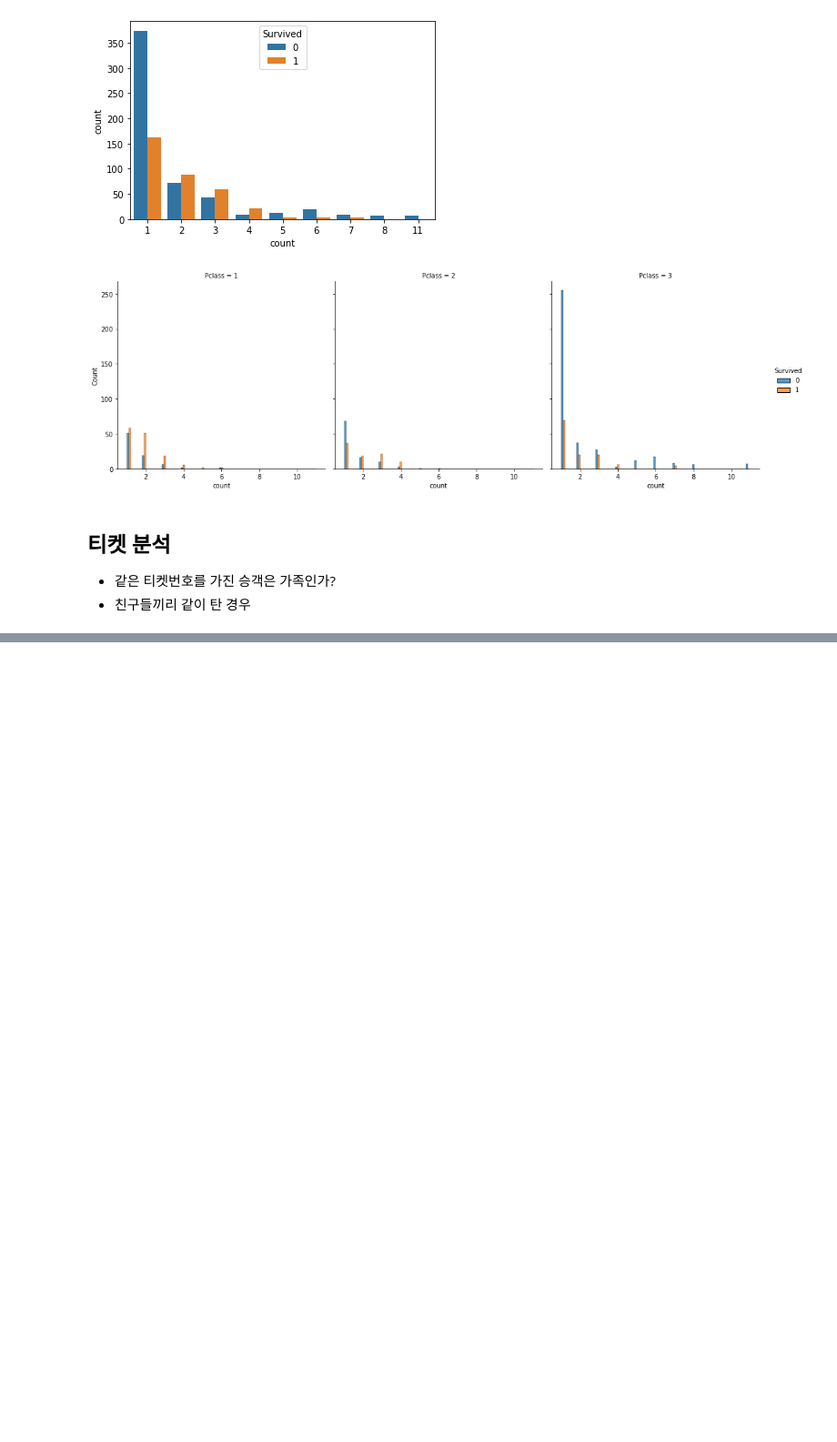
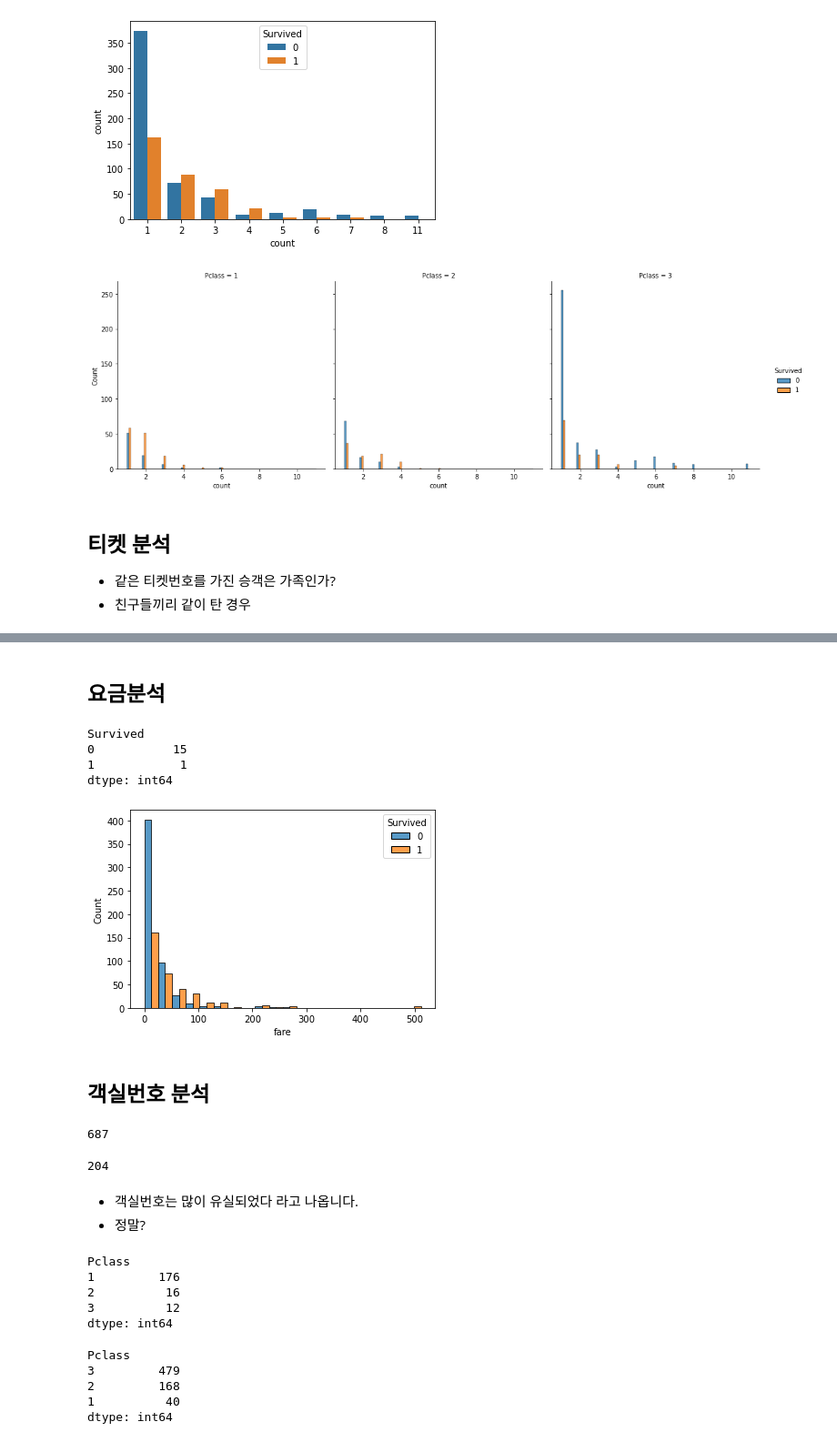
Before and after one commit to sapience2357/lectures, a Jupyter notebook: lectures on AI/preprocess(visualization, EDA, featureEngineering).ipynb, the cells around one changed output, grey strips where cells are left out. Shown at 91% size. Cells and saved outputs as stored; diff of their text form; code cells hidden in the pictures; blank space fills up the shorter version.

```diff
--- a/lectures on AI/preprocess(visualization, EDA, featureEngineering).ipynb
+++ b/lectures on AI/preprocess(visualization, EDA, featureEngineering).ipynb
@@ -468,0 +511,7 @@ fam
+# %%
+pd.set_option('display.max_rows', 500)
+fam['middle name'] = name['middle name']
+fam['cabin'] = rawData['Cabin']
+fam['fare'] = rawData['Fare']
+fam['age'] = rawData['Age']
+fam.loc[( fam.duplicated(subset=['ticket'], keep=False) )].sort_values(by='ticket')
@@ -468,0 +552,43 @@ fam
+# %% [markdown]
+## 요금분석
+# %%
+fam[fam['fare'] < 5][['Survived']].value_counts()
+# %% [output]
+Survived
+0           15
+1            1
+dtype: int64
+# %%
+sns.histplot(data=fam, x='fare', hue='Survived', bins=20, multiple='dodge')
+plt.show()
+# %% [output]
+[figure, added]
+# %% [markdown]
+## 객실번호 분석
+# %%
+rawData['Cabin'].isna().sum()
+# %% [output]
+687
+# %%
+rawData['Cabin'].notna().sum()
+# %% [output]
+204
+# %% [markdown]
+- 객실번호는 많이 유실되었다 라고 나옵니다.
+- 정말?
+# %%
+rawData.loc[rawData['Cabin'].notna()][['Pclass']].value_counts()
+# %% [output]
+Pclass
+1         176
+2          16
+3          12
+dtype: int64
+# %%
+rawData.loc[rawData['Cabin'].isna()][['Pclass']].value_counts()
+# %% [output]
+Pclass
+3         479
+2         168
+1          40
+dtype: int64
```
Also changed, not shown: parts of 37 cells of this notebook, 2 other files.
